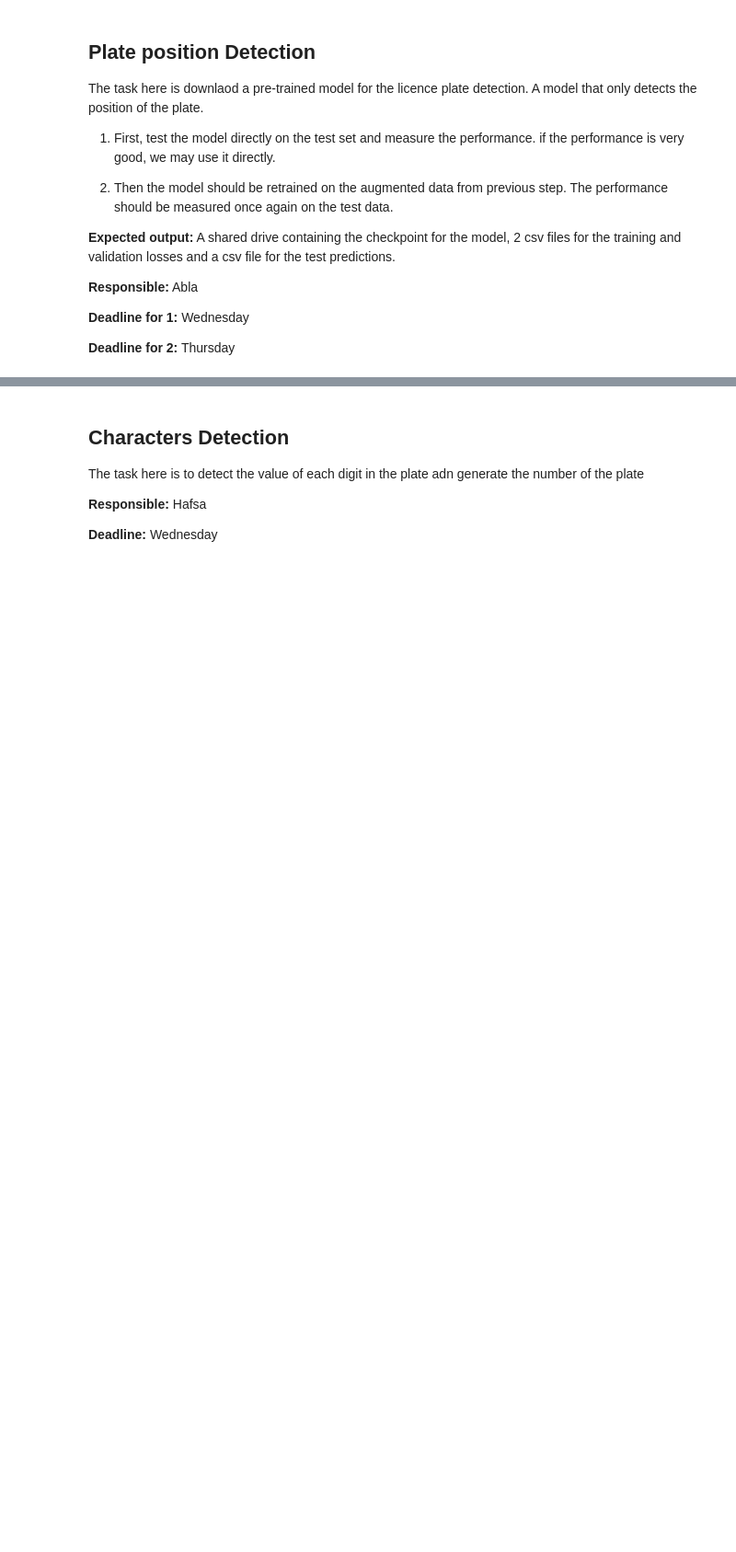
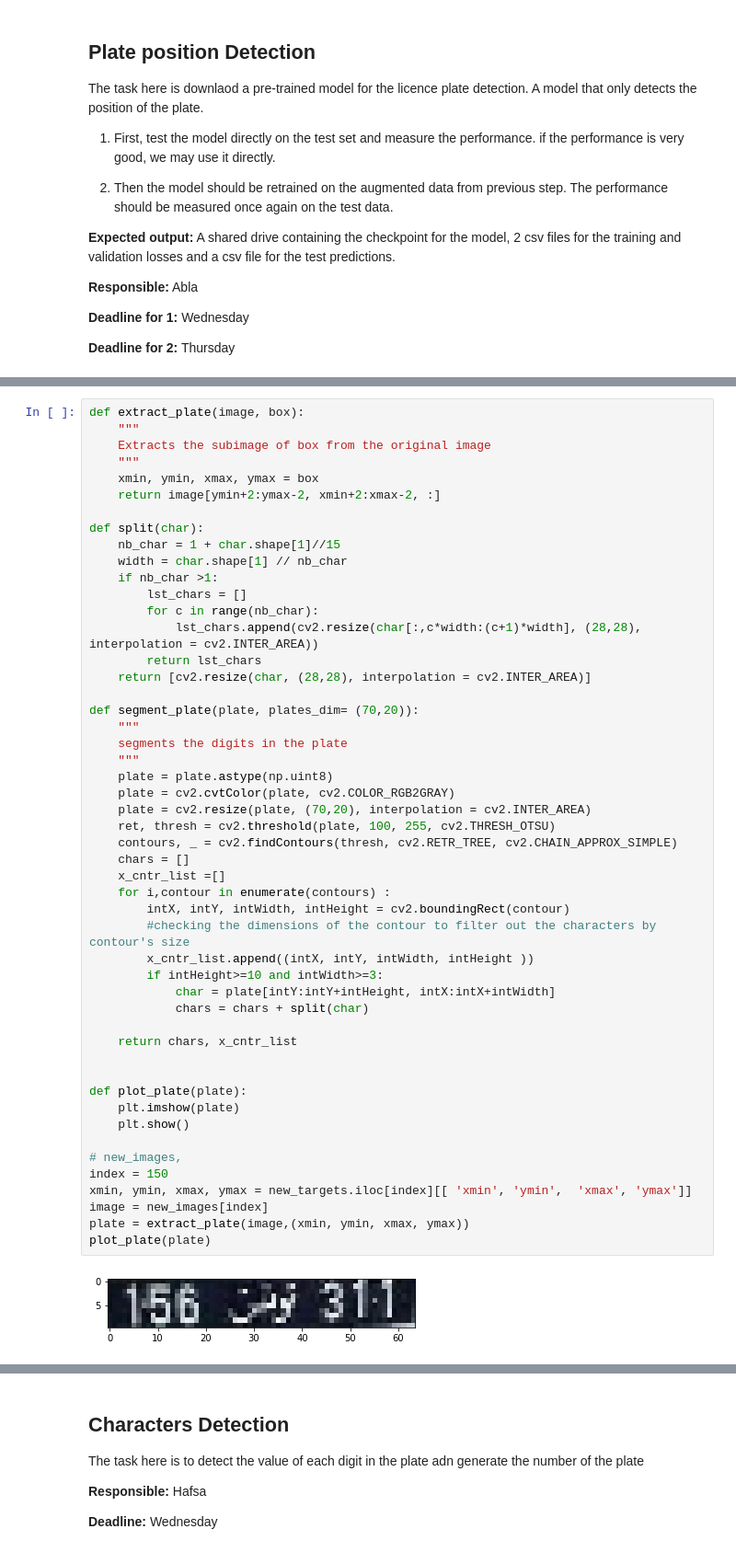
Before and after one commit to ML-Academy-team/License-Plate-Detection, a Jupyter notebook: License-Plate-Detection.ipynb, the cells around one changed output, grey strips where cells are left out. Shown: that part at 92% size. Drawn from its saved outputs; the diff is of its cells as text; blank space fills up the shorter version.

Commit message:
first draft for digit recognition

```diff
--- a/License-Plate-Detection.ipynb
+++ b/License-Plate-Detection.ipynb
@@ -247,3 +249,55 @@ The task is to seperate the digits in the plates and detect the content of each
 **Responsible:** Hafsa
 
 **Deadline:** Wednesday
+# %%
+def extract_plate(image, box):
+    """
+    Extracts the subimage of box from the original image
+    """
+    xmin, ymin, xmax, ymax = box
+    return image[ymin+2:ymax-2, xmin+2:xmax-2, :]
+
+def split(char):
+    nb_char = 1 + char.shape[1]//15
+    width = char.shape[1] // nb_char
+    if nb_char >1:
+        lst_chars = []
+        for c in range(nb_char):
+            lst_chars.append(cv2.resize(char[:,c*width:(c+1)*width], (28,28), interpolation = cv2.INTER_AREA))
+        return lst_chars
+    return [cv2.resize(char, (28,28), interpolation = cv2.INTER_AREA)]
+
+def segment_plate(plate, plates_dim= (70,20)):
+    """
+    segments the digits in the plate
+    """
+    plate = plate.astype(np.uint8)
+    plate = cv2.cvtColor(plate, cv2.COLOR_RGB2GRAY)
+    plate = cv2.resize(plate, (70,20), interpolation = cv2.INTER_AREA)
+    ret, thresh = cv2.threshold(plate, 100, 255, cv2.THRESH_OTSU)
+    contours, _ = cv2.findContours(thresh, cv2.RETR_TREE, cv2.CHAIN_APPROX_SIMPLE)
+    chars = []
+    x_cntr_list =[]
+    for i,contour in enumerate(contours) :
+        intX, intY, intWidth, intHeight = cv2.boundingRect(contour)
+        #checking the dimensions of the contour to filter out the characters by contour's size
+        x_cntr_list.append((intX, intY, intWidth, intHeight ))
+        if intHeight>=10 and intWidth>=3:
+            char = plate[intY:intY+intHeight, intX:intX+intWidth]
+            chars = chars + split(char)
+
+    return chars, x_cntr_list
+
+
+def plot_plate(plate):
+    plt.imshow(plate)
+    plt.show()
+
+# new_images,
+index = 150
+xmin, ymin, xmax, ymax = new_targets.iloc[index][[ 'xmin', 'ymin',  'xmax', 'ymax']]
+image = new_images[index]
+plate = extract_plate(image,(xmin, ymin, xmax, ymax))
+plot_plate(plate)
+# %% [output]
+[figure, added]
```
Also changed, not shown: parts of 13 cells of this notebook.
